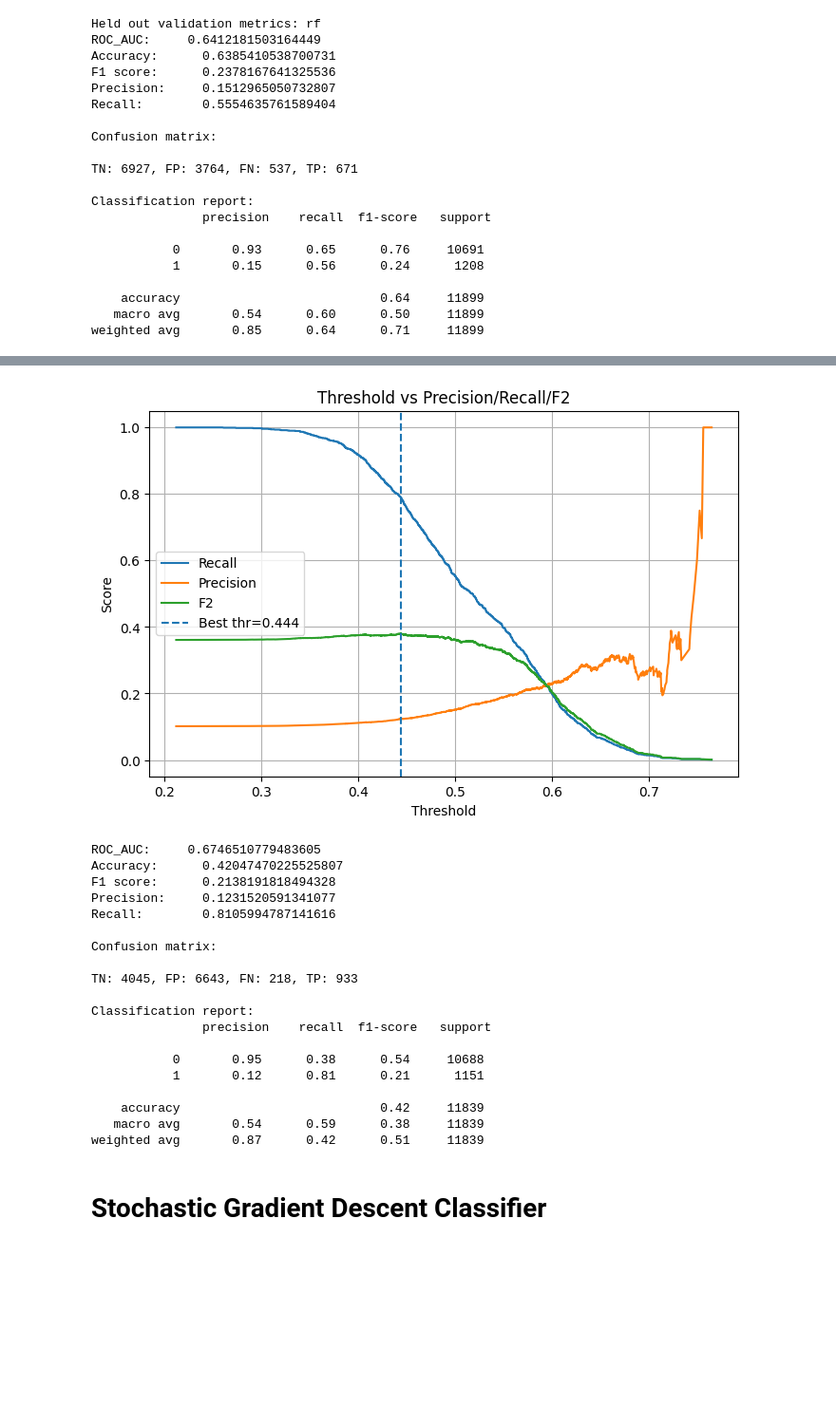
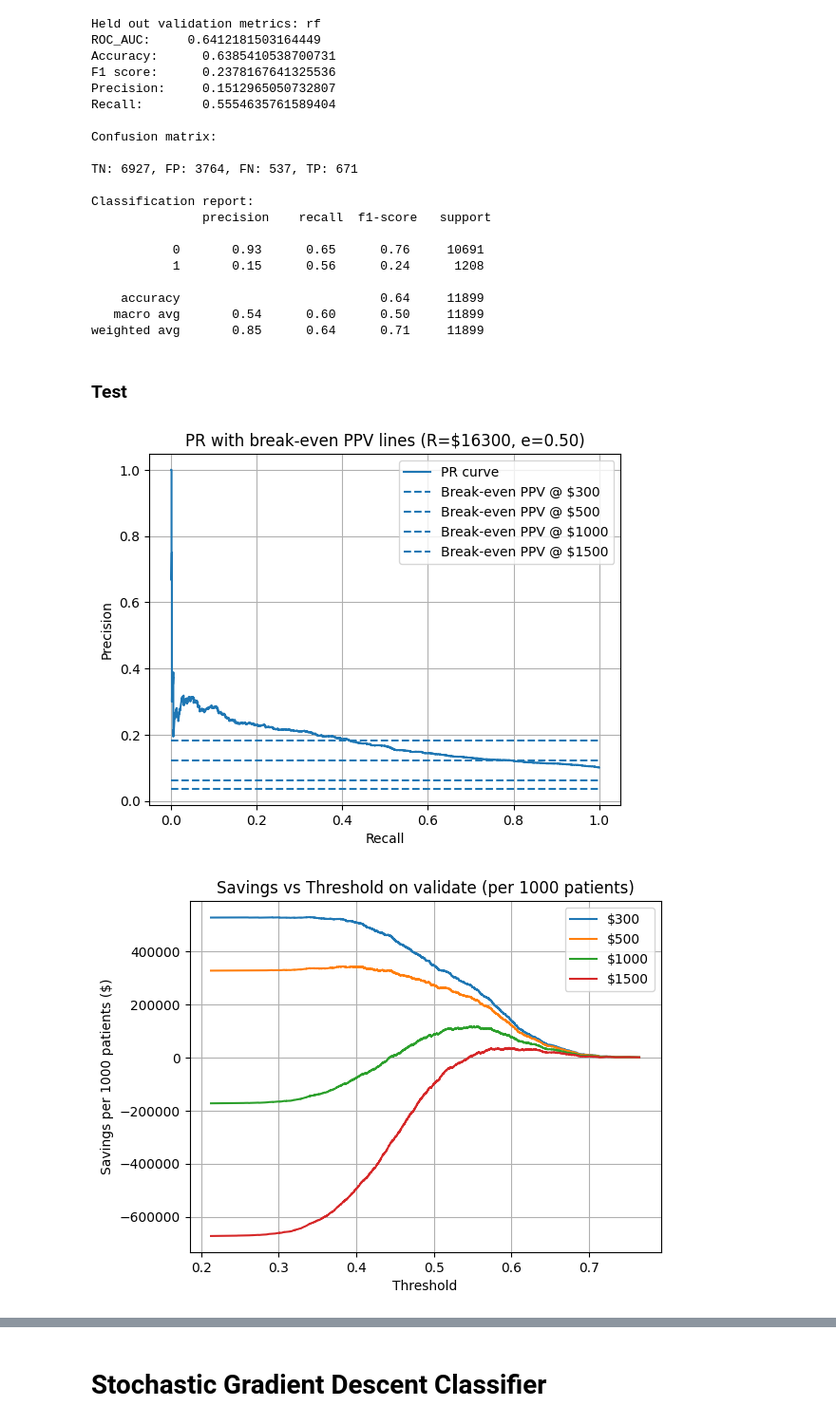
Before and after one commit to meaton96/Eaton_633_Project, a Jupyter notebook: notebooks/000_Main.ipynb, the cells around one changed output, grey strips where cells are left out. Shown at 95% size. Saved outputs shown, nothing was run; the diff lists cells and outputs as text; code cells hidden in the pictures; blank space fills up the shorter version.

```diff
--- a/notebooks/000_Main.ipynb
+++ b/notebooks/000_Main.ipynb
@@ -396,25 +410,34 @@ Classification report:
     accuracy                           0.64     11899
    macro avg       0.54      0.60      0.50     11899
 weighted avg       0.85      0.64      0.71     11899
+# %% [markdown]
+### Test
 # %%
 model_pipe.test(
-    use_f2_threshold=True,
+    use_f2_threshold=False,
     show_duration_info=False,
     show_plot=True,
-    use_local_model=False
+    use_local_model=False,
+    use_cost_threshold=True,
+    R=16_300,
+    e=0.50,
+    c_m_list=[300, 500, 1000, 1500],
+    prefer_c_m=None,
 )
 # model_pipe.test(
 #     use_f2_threshold=True,
 #     show_duration_info=True,
 #     show_plot=True,
 #     use_local_model=True,
 #     oob_score=True,
 #     n_estimators=200,
 #     min_samples_split=10,
 #     min_samples_leaf=4,
 #     max_features=0.2,
 #     max_depth=10,
 #     class_weight='balanced',
 #     bootstrap=True
 # )
 # %% [output]
+[figure, new version]
+[figure, added]
@@ -423,23 +464,3 @@ Precision: 0.123  Recall: 0.791  F2: 0.380
-[figure, old version]
-ROC_AUC:     0.6746510779483605
-Accuracy:      0.42047470225525807
-F1 score:      0.2138191818494328
-Precision:     0.1231520591341077
-Recall:        0.8105994787141616
-
-Confusion matrix:
-
-TN: 4045, FP: 6643, FN: 218, TP: 933
-
-Classification report:
-               precision    recall  f1-score   support
-
-           0       0.95      0.38      0.54     10688
-           1       0.12      0.81      0.21      1151
-
-    accuracy                           0.42     11839
-   macro avg       0.54      0.59      0.38     11839
-weighted avg       0.87      0.42      0.51     11839
 # %% [markdown]
 # Stochastic Gradient Descent Classifier
 # %%
```
Also changed, not shown: parts of 34 cells of this notebook, 7 other files.
